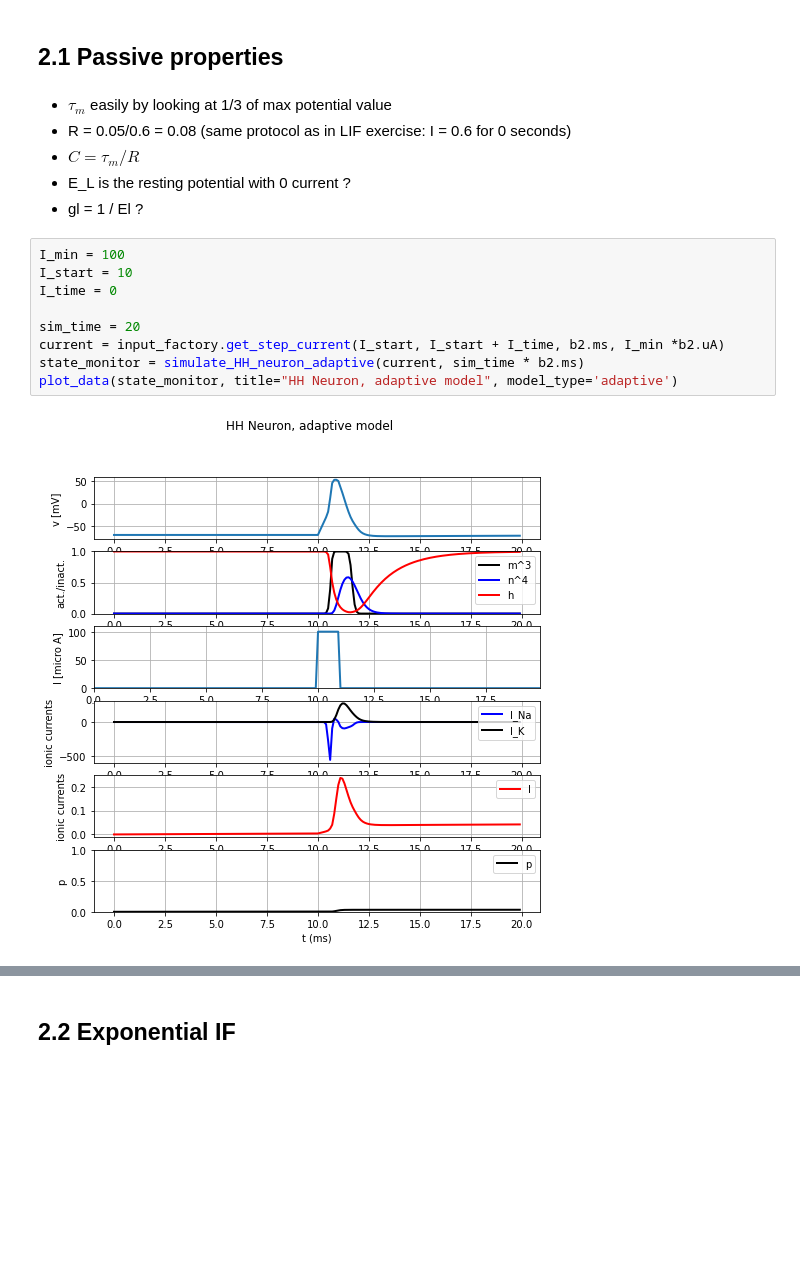
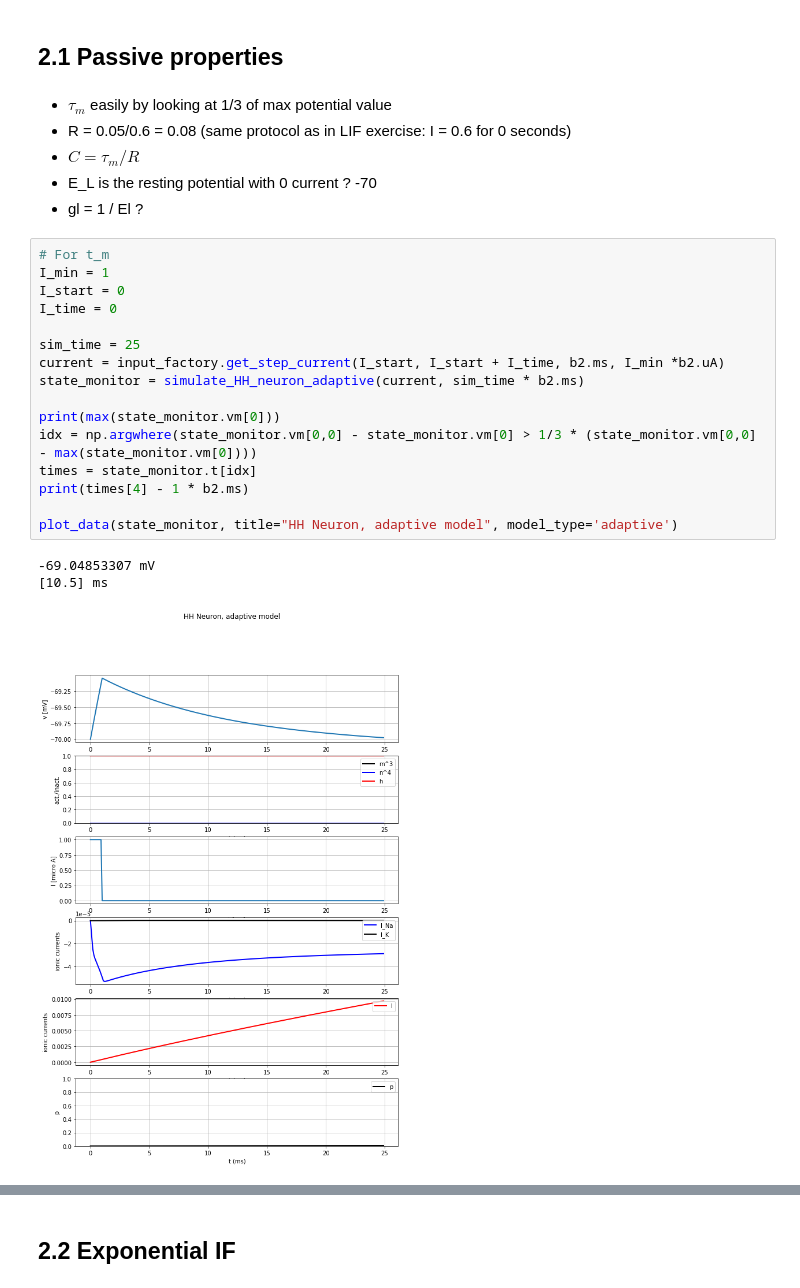
Before and after one commit to Thomas-debug-creator/SingleNeuron-HH2AdEx, a Jupyter notebook: first_notebook.ipynb, the cells around one changed output, grey strips where cells are left out. Saved outputs shown, nothing was run; the diff lists cells and outputs as text; blank space fills up the shorter version.

```diff
--- a/first_notebook.ipynb
+++ b/first_notebook.ipynb
@@ -642,17 +663,26 @@ firing_rate = extract_spike_timings(state_monitor_reverse)
 - $\tau_{m}$ easily by looking at 1/3 of max potential value
 - R = 0.05/0.6 = 0.08 (same protocol as in LIF exercise: I = 0.6 for 0 seconds)
 - $C = \tau_{m}/R$
-- E_L is the resting potential with 0 current ?
+- E_L is the resting potential with 0 current ? -70
 - gl = 1 / El ?
 # %%
-I_min = 100
-I_start = 10
+# For t_m
+I_min = 1
+I_start = 0
 I_time = 0
 
-sim_time = 20
+sim_time = 25
 current = input_factory.get_step_current(I_start, I_start + I_time, b2.ms, I_min *b2.uA)
 state_monitor = simulate_HH_neuron_adaptive(current, sim_time * b2.ms)
+
+print(max(state_monitor.vm[0]))
+idx = np.argwhere(state_monitor.vm[0,0] - state_monitor.vm[0] > 1/3 * (state_monitor.vm[0,0] - max(state_monitor.vm[0])))
+times = state_monitor.t[idx]
+print(times[4] - 1 * b2.ms)
+
 plot_data(state_monitor, title="HH Neuron, adaptive model", model_type='adaptive')
 # %% [output]
+-69.04853307 mV
+[10.5] ms
-[figure, old version]
+[figure, new version]
 # %%
```
Also changed, not shown: parts of 19 cells of this notebook.
